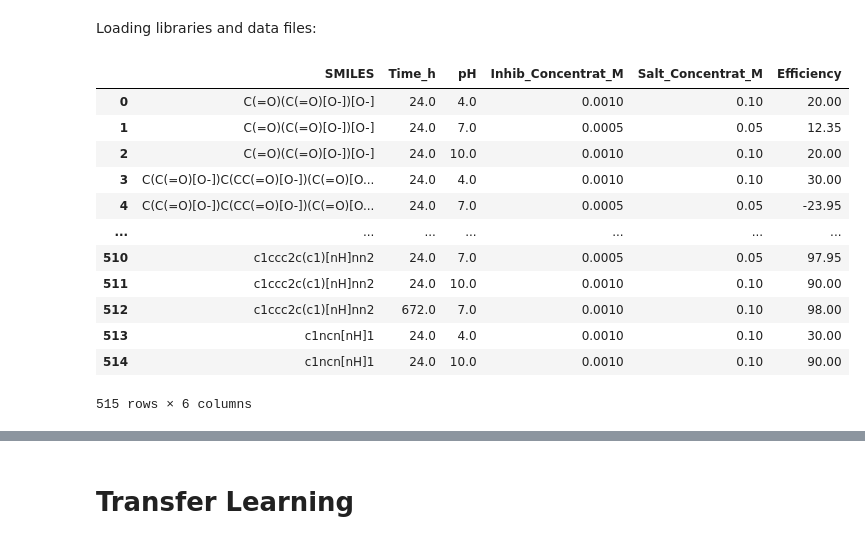
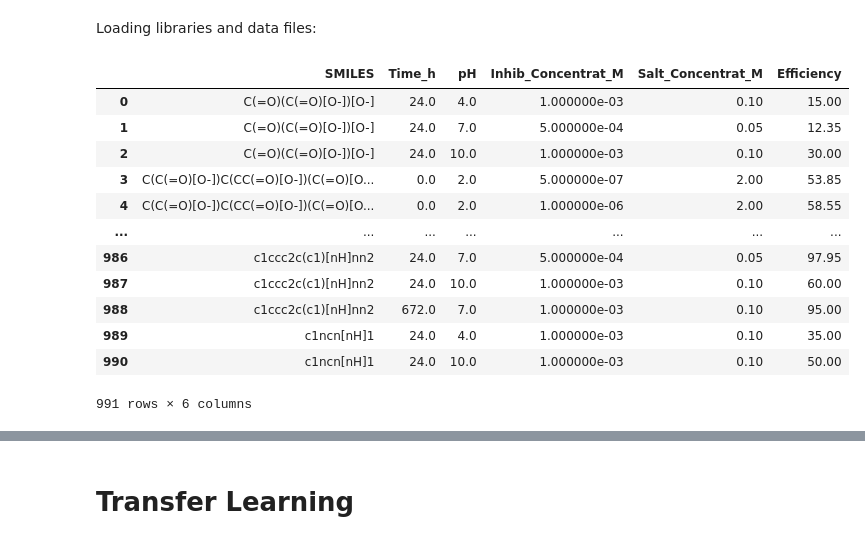
Before and after one commit to AC-BO-Hackathon/project-surface-science-syndicate, a Jupyter notebook: can_baybe-inhibitor.ipynb, the cells around one changed output, grey strips where cells are left out. Cells and saved outputs as stored; diff of their text form; code cells hidden in the pictures.

```diff
--- a/can_baybe-inhibitor.ipynb
+++ b/can_baybe-inhibitor.ipynb
@@ -14,48 +14,52 @@ import seaborn as sns
 import os
 
 from baybe import Campaign
 from baybe.objective import Objective
 from baybe.parameters import NumericalDiscreteParameter, SubstanceParameter, CategoricalParameter
 from baybe.recommenders import RandomRecommender, TwoPhaseMetaRecommender
 from baybe.searchspace import SearchSpace
 from baybe.simulation import simulate_scenarios
 from baybe.targets import NumericalTarget
 
 df_AA2024 = pd.read_excel('data/averaged_filtered_AA2024.xlsx')
 df_AA5000 = pd.read_excel('data/averaged_filtered_AA5000.xlsx')
+df_AA6000 = pd.read_excel('data/averaged_filtered_AA6000.xlsx')
 df_AA7075 = pd.read_excel('data/averaged_filtered_AA7075.xlsx')
 df_AA1000 = pd.read_excel('data/averaged_filtered_AA1000.xlsx')
 df_Al = pd.read_excel('data/averaged_filtered_Al.xlsx')
 
 # change this for campaigns on different datasets
-df_active = df_AA2024
+df_active = df_Al
+
 
 if df_active is df_AA2024:
     exp_dataset_name = 'AA2024'
+elif df_active is df_AA7075:
+    exp_dataset_name = 'AA7075'
 elif df_active is df_AA5000:
     exp_dataset_name = 'AA5000'
-elif df_active is df_AA7075:
-    exp_dataset_name = 'AA7075'
+elif df_active is df_AA6000:
+    exp_dataset_name = 'AA6000'
 elif df_active is df_AA1000:
     exp_dataset_name = 'AA1000'
 elif df_active is df_Al:
     exp_dataset_name = 'Al'
 
 df_active
 # %% [output]
 |  | SMILES | Time_h | pH | Inhib_Concentrat_M | Salt_Concentrat_M | Efficiency |
-| 0 | C(=O)(C(=O)[O-])[O-] | 24.0 | 4.0 | 0.0010 | 0.10 | 20.00 |
-| 1 | C(=O)(C(=O)[O-])[O-] | 24.0 | 7.0 | 0.0005 | 0.05 | 12.35 |
-| 2 | C(=O)(C(=O)[O-])[O-] | 24.0 | 10.0 | 0.0010 | 0.10 | 20.00 |
-| 3 | C(C(=O)[O-])C(CC(=O)[O-])(C(=O)[O... | 24.0 | 4.0 | 0.0010 | 0.10 | 30.00 |
-| 4 | C(C(=O)[O-])C(CC(=O)[O-])(C(=O)[O... | 24.0 | 7.0 | 0.0005 | 0.05 | -23.95 |
+| 0 | C(=O)(C(=O)[O-])[O-] | 24.0 | 4.0 | 1.000000e-03 | 0.10 | 15.00 |
+| 1 | C(=O)(C(=O)[O-])[O-] | 24.0 | 7.0 | 5.000000e-04 | 0.05 | 12.35 |
+| 2 | C(=O)(C(=O)[O-])[O-] | 24.0 | 10.0 | 1.000000e-03 | 0.10 | 30.00 |
+| 3 | C(C(=O)[O-])C(CC(=O)[O-])(C(=O)[O... | 0.0 | 2.0 | 5.000000e-07 | 2.00 | 53.85 |
+| 4 | C(C(=O)[O-])C(CC(=O)[O-])(C(=O)[O... | 0.0 | 2.0 | 1.000000e-06 | 2.00 | 58.55 |
 | ... | ... | ... | ... | ... | ... | ... |
-| 510 | c1ccc2c(c1)[nH]nn2 | 24.0 | 7.0 | 0.0005 | 0.05 | 97.95 |
-| 511 | c1ccc2c(c1)[nH]nn2 | 24.0 | 10.0 | 0.0010 | 0.10 | 90.00 |
-| 512 | c1ccc2c(c1)[nH]nn2 | 672.0 | 7.0 | 0.0010 | 0.10 | 98.00 |
-| 513 | c1ncn[nH]1 | 24.0 | 4.0 | 0.0010 | 0.10 | 30.00 |
-| 514 | c1ncn[nH]1 | 24.0 | 10.0 | 0.0010 | 0.10 | 90.00 |
+| 986 | c1ccc2c(c1)[nH]nn2 | 24.0 | 7.0 | 5.000000e-04 | 0.05 | 97.95 |
+| 987 | c1ccc2c(c1)[nH]nn2 | 24.0 | 10.0 | 1.000000e-03 | 0.10 | 60.00 |
+| 988 | c1ccc2c(c1)[nH]nn2 | 672.0 | 7.0 | 1.000000e-03 | 0.10 | 95.00 |
+| 989 | c1ncn[nH]1 | 24.0 | 4.0 | 1.000000e-03 | 0.10 | 35.00 |
+| 990 | c1ncn[nH]1 | 24.0 | 10.0 | 1.000000e-03 | 0.10 | 50.00 |
-515 rows × 6 columns
+991 rows × 6 columns
 # %%
 lookup = df_active
 # %%
```
Also changed, not shown: parts of 7 cells of this notebook, 27 other files.
